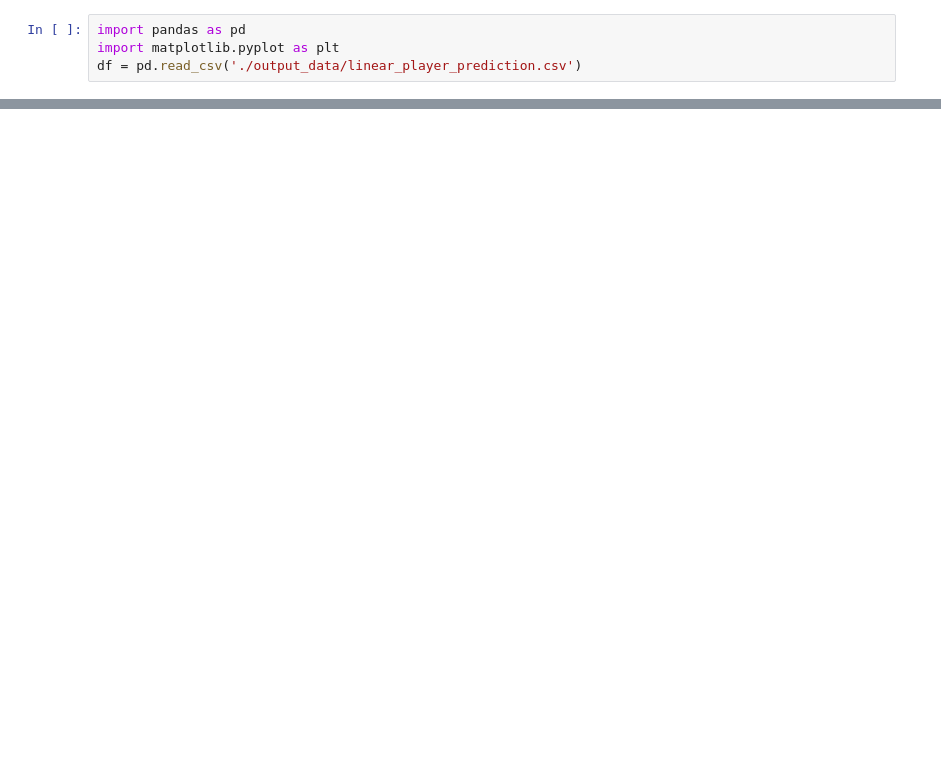
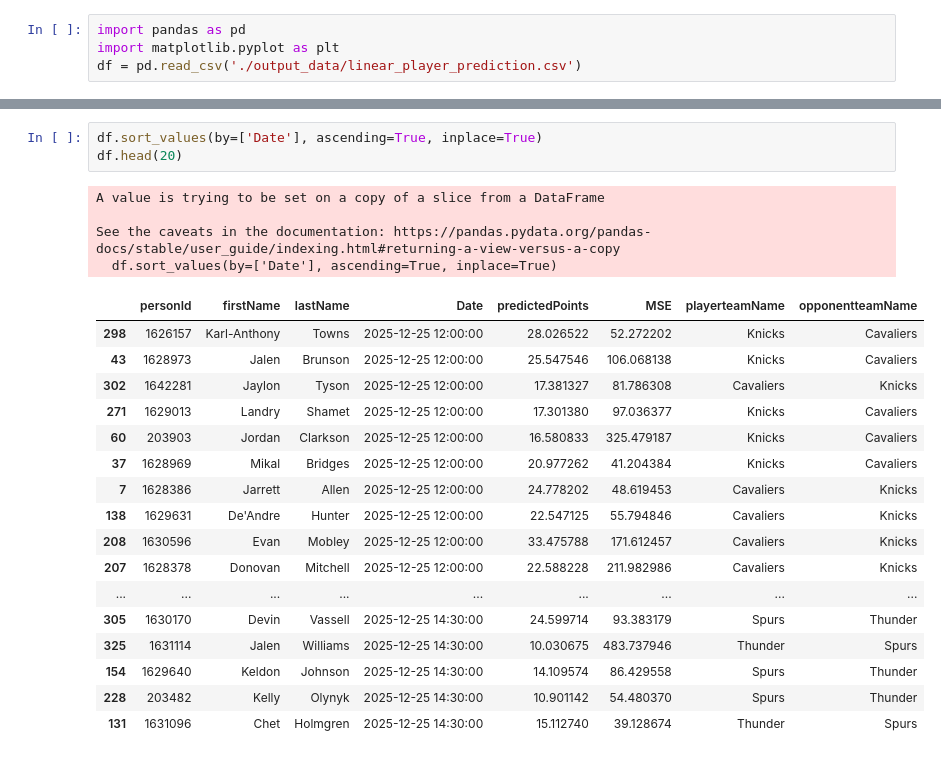
Before and after one commit to nikgup11/BoxScore-Bots, a Jupyter notebook: data-collection/projection_insight.ipynb, the cells around one changed output, grey strips where cells are left out. Cells and saved outputs as stored; diff of their text form; blank space fills up the shorter version.

```diff
--- a/data-collection/projection_insight.ipynb
+++ b/data-collection/projection_insight.ipynb
@@ -92,0 +99,25 @@ plt.show()
+# %%
+df.sort_values(by=['Date'], ascending=True, inplace=True)
+df.head(20)
+# %% [output]
+A value is trying to be set on a copy of a slice from a DataFrame
+
+See the caveats in the documentation: https://pandas.pydata.org/pandas-docs/stable/user_guide/indexing.html#returning-a-view-versus-a-copy
+  df.sort_values(by=['Date'], ascending=True, inplace=True)
+|  | personId | firstName | lastName | Date | predictedPoints | MSE | playerteamName | opponentteamName |
+| 298 | 1626157 | Karl-Anthony | Towns | 2025-12-25 12:00:00 | 28.026522 | 52.272202 | Knicks | Cavaliers |
+| 43 | 1628973 | Jalen | Brunson | 2025-12-25 12:00:00 | 25.547546 | 106.068138 | Knicks | Cavaliers |
+| 302 | 1642281 | Jaylon | Tyson | 2025-12-25 12:00:00 | 17.381327 | 81.786308 | Cavaliers | Knicks |
+| 271 | 1629013 | Landry | Shamet | 2025-12-25 12:00:00 | 17.301380 | 97.036377 | Knicks | Cavaliers |
+| 60 | 203903 | Jordan | Clarkson | 2025-12-25 12:00:00 | 16.580833 | 325.479187 | Knicks | Cavaliers |
+| 37 | 1628969 | Mikal | Bridges | 2025-12-25 12:00:00 | 20.977262 | 41.204384 | Knicks | Cavaliers |
+| 7 | 1628386 | Jarrett | Allen | 2025-12-25 12:00:00 | 24.778202 | 48.619453 | Cavaliers | Knicks |
+| 138 | 1629631 | De'Andre | Hunter | 2025-12-25 12:00:00 | 22.547125 | 55.794846 | Cavaliers | Knicks |
+| 208 | 1630596 | Evan | Mobley | 2025-12-25 12:00:00 | 33.475788 | 171.612457 | Cavaliers | Knicks |
+| 207 | 1628378 | Donovan | Mitchell | 2025-12-25 12:00:00 | 22.588228 | 211.982986 | Cavaliers | Knicks |
+| ... | ... | ... | ... | ... | ... | ... | ... | ... |
+| 305 | 1630170 | Devin | Vassell | 2025-12-25 14:30:00 | 24.599714 | 93.383179 | Spurs | Thunder |
+| 325 | 1631114 | Jalen | Williams | 2025-12-25 14:30:00 | 10.030675 | 483.737946 | Thunder | Spurs |
+| 154 | 1629640 | Keldon | Johnson | 2025-12-25 14:30:00 | 14.109574 | 86.429558 | Spurs | Thunder |
+| 228 | 203482 | Kelly | Olynyk | 2025-12-25 14:30:00 | 10.901142 | 54.480370 | Spurs | Thunder |
+| 131 | 1631096 | Chet | Holmgren | 2025-12-25 14:30:00 | 15.112740 | 39.128674 | Thunder | Spurs |
```
Also changed, not shown: parts of 4 cells of this notebook, 4 other files.
